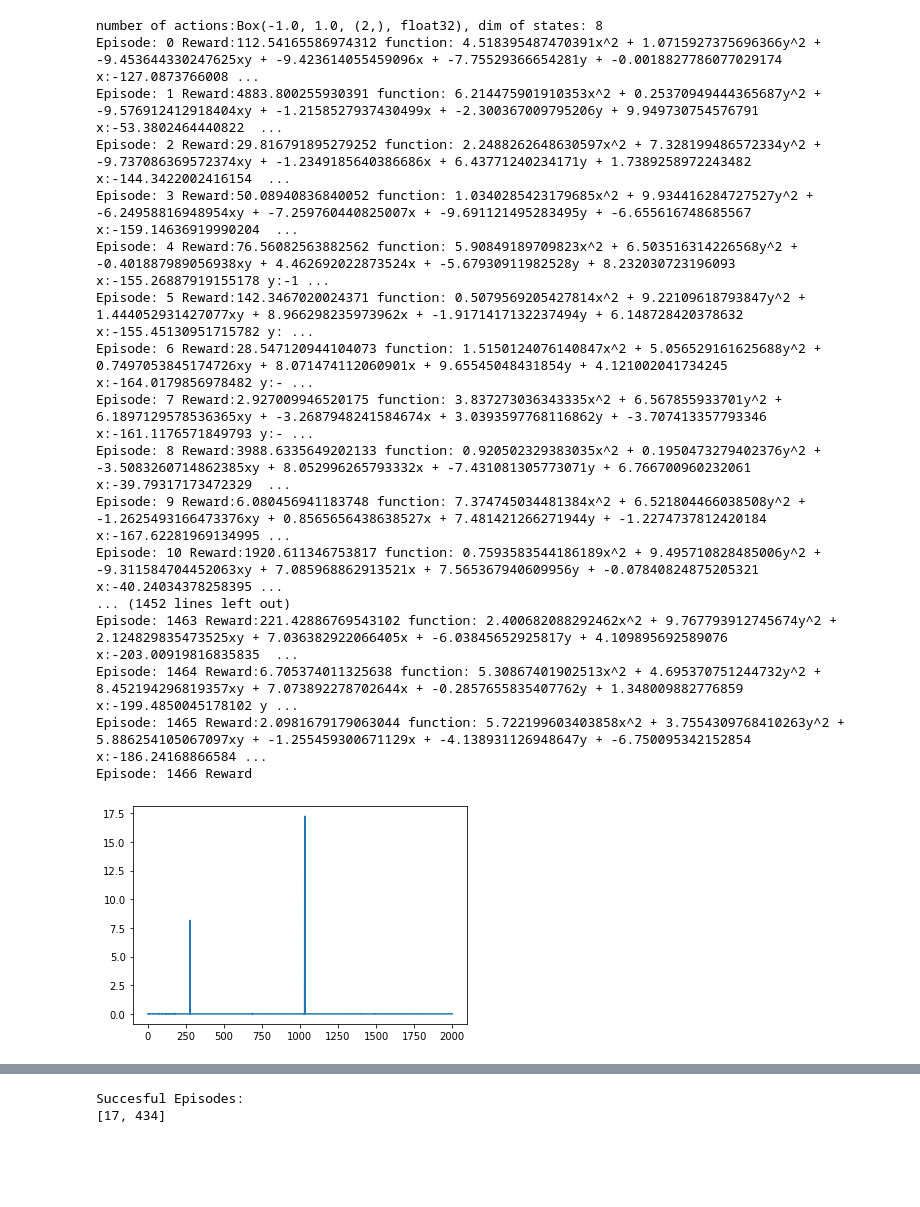
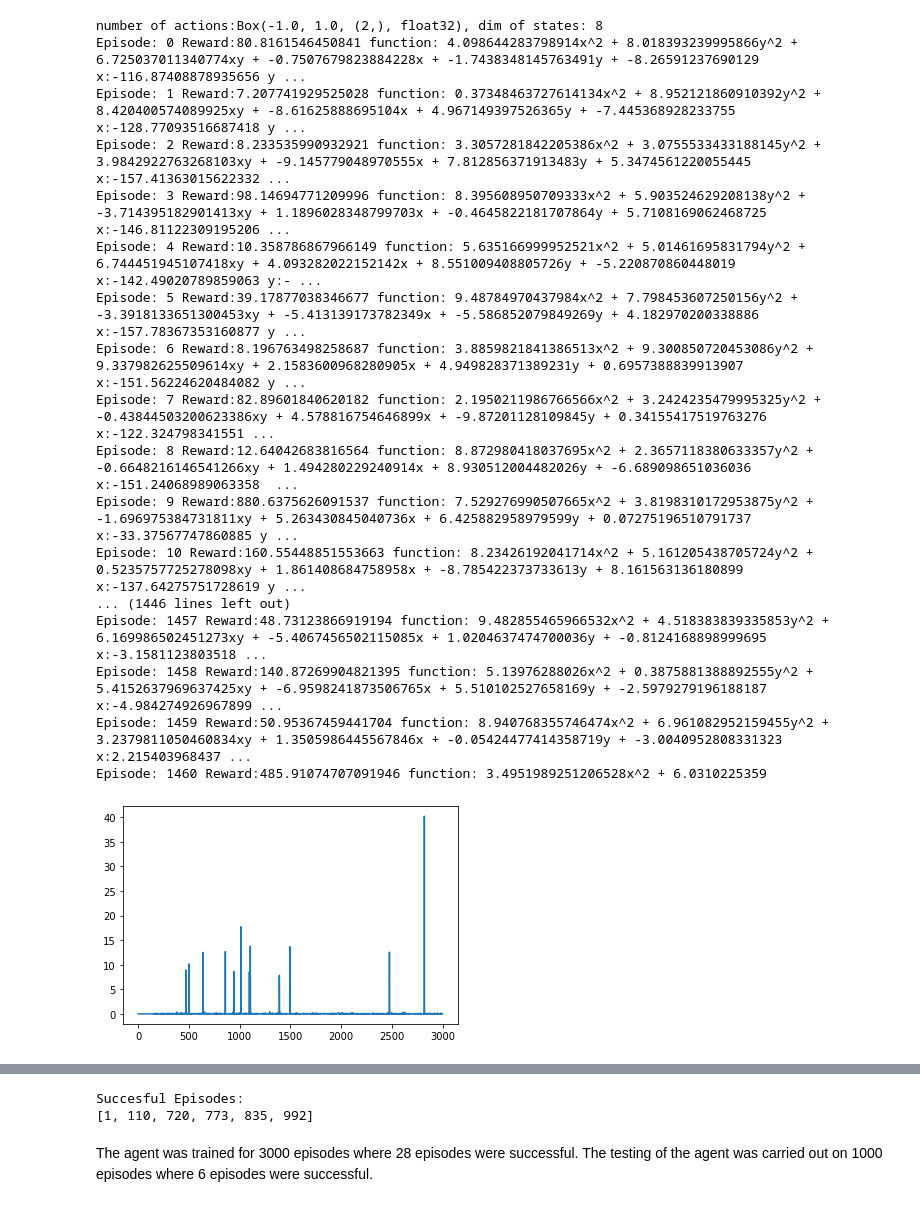
Before and after one commit to soham-chitnis10/SAiDL-assignment, a Jupyter notebook: RL/Reinforcement_Learning_using_Policy_gradient(Reward function 3).ipynb, the cells around one changed output, grey strips where cells are left out. Saved outputs shown, nothing was run; the diff lists cells and outputs as text; code cells hidden in the pictures; blank space fills up the shorter version.

Commit message:
Updated with testing

```diff
--- a/RL/Reinforcement_Learning_using_Policy_gradient(Reward function 3).ipynb
+++ b/RL/Reinforcement_Learning_using_Policy_gradient(Reward function 3).ipynb
@@ -264,7 +264,7 @@ def main():
 
 
     # start of Training: Keep looping until desired amount of episodes reached
-    max_episodes = 2000
+    max_episodes = 3000
     total_episodes = 0 # keep track of amount of episodes that we have done
     max_reward = 0
     max_reward_ep = 0
@@ -319,48 +319,48 @@ def main():
         while not done:
             action, ln_prob = policy.select_action(np.array(obs))
             next_state, reward, done = env.step(action)
             trajectory.append([obs, action, ln_prob, reward, next_state, done])
             obs = next_state
             episode_reward += reward
         reward_list.append(env.reward())
         print(f'Episode: {total_episodes} Reward:{episode_reward} function: {env.a}x^2 + {env.b}y^2 + {env.c}xy + {env.d}x + {env.e}y + {env.f} x:{env.state[0]} y:{env.state[1]} x_min:{env.x_min} y_min:{env.y_min}')
         if abs(env.state[0]-env.x_min) < 0.1 and (env.state[1]-env.y_min) < 0.1:
           succesful_episodes.append(total_episodes)
         if episode_reward > max_reward:
             max_reward = episode_reward
             max_reward_ep = total_episodes
 
         total_episodes += 1
 
     print(f'Max Reward is {max_reward} occured on episode {max_reward_ep}')
     eps = [ep for ep in range(1,max_episodes+1)]
     plt.plot(eps,reward_list)
     plt.show()
     print('Succesful Episodes:')
     print(succesful_episodes)
 
 
 
 if __name__ == '__main__':
 
     main()
 # %% [output]
 number of actions:Box(-1.0, 1.0, (2,), float32), dim of states: 8
-Episode: 0 Reward:112.54165586974312 function: 4.518395487470391x^2 + 1.0715927375696366y^2 + -9.453644330247625xy + -9.423614055459096x + -7.75529366654281y + -0.0018827786077029174 x:-127.0873766008 ...
-Episode: 1 Reward:4883.800255930391 function: 6.214475901910353x^2 + 0.25370949444365687y^2 + -9.576912412918404xy + -1.2158527937430499x + -2.300367009795206y + 9.949730754576791 x:-53.3802464440822  ...
-Episode: 2 Reward:29.816791895279252 function: 2.2488262648630597x^2 + 7.328199486572334y^2 + -9.737086369572374xy + -1.2349185640386686x + 6.43771240234171y + 1.7389258972243482 x:-144.3422002416154  ...
-Episode: 3 Reward:50.08940836840052 function: 1.0340285423179685x^2 + 9.934416284727527y^2 + -6.24958816948954xy + -7.259760440825007x + -9.691121495283495y + -6.655616748685567 x:-159.14636919990204  ...
-Episode: 4 Reward:76.56082563882562 function: 5.90849189709823x^2 + 6.503516314226568y^2 + -0.401887989056938xy + 4.462692022873524x + -5.67930911982528y + 8.232030723196093 x:-155.26887919155178 y:-1 ...
-Episode: 5 Reward:142.3467020024371 function: 0.5079569205427814x^2 + 9.22109618793847y^2 + 1.444052931427077xy + 8.966298235973962x + -1.9171417132237494y + 6.148728420378632 x:-155.45130951715782 y: ...
-Episode: 6 Reward:28.547120944104073 function: 1.5150124076140847x^2 + 5.056529161625688y^2 + 0.7497053845174726xy + 8.071474112060901x + 9.65545048431854y + 4.121002041734245 x:-164.0179856978482 y:- ...
-Episode: 7 Reward:2.927009946520175 function: 3.837273036343335x^2 + 6.567855933701y^2 + 6.1897129578536365xy + -3.2687948241584674x + 3.0393597768116862y + -3.707413357793346 x:-161.1176571849793 y:- ...
-Episode: 8 Reward:3988.6335649202133 function: 0.920502329383035x^2 + 0.1950473279402376y^2 + -3.5083260714862385xy + 8.052996265793332x + -7.431081305773071y + 6.766700960232061 x:-39.79317173472329  ...
-Episode: 9 Reward:6.080456941183748 function: 7.374745034481384x^2 + 6.521804466038508y^2 + -1.2625493166473376xy + 0.8565656438638527x + 7.481421266271944y + -1.2274737812420184 x:-167.62281969134995 ...
-Episode: 10 Reward:1920.611346753817 function: 0.7593583544186189x^2 + 9.495710828485006y^2 + -9.311584704452063xy + 7.085968862913521x + 7.565367940609956y + -0.07840824875205321 x:-40.24034378258395 ...
-... (1452 lines left out)
-Episode: 1463 Reward:221.42886769543102 function: 2.400682088292462x^2 + 9.767793912745674y^2 + 2.124829835473525xy + 7.036382922066405x + -6.03845652925817y + 4.109895692589076 x:-203.00919816835835  ...
-Episode: 1464 Reward:6.705374011325638 function: 5.30867401902513x^2 + 4.695370751244732y^2 + 8.452194296819357xy + 7.073892278702644x + -0.2857655835407762y + 1.348009882776859 x:-199.4850045178102 y ...
-Episode: 1465 Reward:2.0981679179063044 function: 5.722199603403858x^2 + 3.7554309768410263y^2 + 5.886254105067097xy + -1.255459300671129x + -4.138931126948647y + -6.750095342152854 x:-186.24168866584 ...
-Episode: 1466 Reward
+Episode: 0 Reward:80.8161546450841 function: 4.098644283798914x^2 + 8.018393239995866y^2 + 6.725037011340774xy + -0.7507679823884228x + -1.7438348145763491y + -8.26591237690129 x:-116.87408878935656 y ...
+Episode: 1 Reward:7.207741929525028 function: 0.37348463727614134x^2 + 8.952121860910392y^2 + 8.420400574089925xy + -8.61625888695104x + 4.967149397526365y + -7.445368928233755 x:-128.77093516687418 y ...
+Episode: 2 Reward:8.233535990932921 function: 3.3057281842205386x^2 + 3.0755533433188145y^2 + 3.9842922763268103xy + -9.145779048970555x + 7.812856371913483y + 5.3474561220055445 x:-157.41363015622332 ...
+Episode: 3 Reward:98.14694771209996 function: 8.395608950709333x^2 + 5.903524629208138y^2 + -3.714395182901413xy + 1.1896028348799703x + -0.4645822181707864y + 5.7108169062468725 x:-146.81122309195206 ...
+Episode: 4 Reward:10.358786867966149 function: 5.635166999952521x^2 + 5.01461695831794y^2 + 6.744451945107418xy + 4.093282022152142x + 8.551009408805726y + -5.220870860448019 x:-142.49020789859063 y:- ...
+Episode: 5 Reward:39.17877038346677 function: 9.48784970437984x^2 + 7.798453607250156y^2 + -3.3918133651300453xy + -5.413139173782349x + -5.586852079849269y + 4.182970200338886 x:-157.78367353160877 y ...
+Episode: 6 Reward:8.196763498258687 function: 3.8859821841386513x^2 + 9.300850720453086y^2 + 9.337982625509614xy + 2.1583600968280905x + 4.949828371389231y + 0.6957388839913907 x:-151.56224620484082 y ...
+Episode: 7 Reward:82.89601840620182 function: 2.1950211986766566x^2 + 3.2424235479995325y^2 + -0.43844503200623386xy + 4.578816754646899x + -9.87201128109845y + 0.34155417519763276 x:-122.324798341551 ...
+Episode: 8 Reward:12.64042683816564 function: 8.872980418037695x^2 + 2.3657118380633357y^2 + -0.6648216146541266xy + 1.494280229240914x + 8.930512004482026y + -6.689098651036036 x:-151.24068989063358  ...
+Episode: 9 Reward:880.6375626091537 function: 7.529276990507665x^2 + 3.8198310172953875y^2 + -1.696975384731811xy + 5.263430845040736x + 6.425882958979599y + 0.07275196510791737 x:-33.37567747860885 y ...
+Episode: 10 Reward:160.55448851553663 function: 8.23426192041714x^2 + 5.161205438705724y^2 + 0.5235757725278098xy + 1.861408684758958x + -8.785422373733613y + 8.161563136180899 x:-137.64275751728619 y ...
+... (1446 lines left out)
+Episode: 1457 Reward:48.73123866919194 function: 9.482855465966532x^2 + 4.518383839335853y^2 + 6.169986502451273xy + -5.4067456502115085x + 1.0204637474700036y + -0.8124168898999695 x:-3.1581123803518 ...
+Episode: 1458 Reward:140.87269904821395 function: 5.13976288026x^2 + 0.3875881388892555y^2 + 5.4152637969637425xy + -6.9598241873506765x + 5.510102527658169y + -2.5979279196188187 x:-4.984274926967899 ...
+Episode: 1459 Reward:50.95367459441704 function: 8.940768355746474x^2 + 6.961082952159455y^2 + 3.2379811050460834xy + 1.3505986445567846x + -0.05424477414358719y + -3.0040952808331323 x:2.215403968437 ...
+Episode: 1460 Reward:485.91074707091946 function: 3.4951989251206528x^2 + 6.0310225359
-[figure, old version]
+[figure, new version]
 Succesful Episodes:
@@ -384,2 +384,4 @@ Max Reward is 3519408.189675083 occured on episode 278
 Succesful Episodes:
-[17, 434]
+[1, 110, 720, 773, 835, 992]
+# %% [markdown]
+The agent was trained for 3000 episodes where 28 episodes were successful. The testing of the agent was carried out on 1000 episodes where 6 episodes were successful.
```
Also changed, not shown: parts of 1 cell of this notebook.
